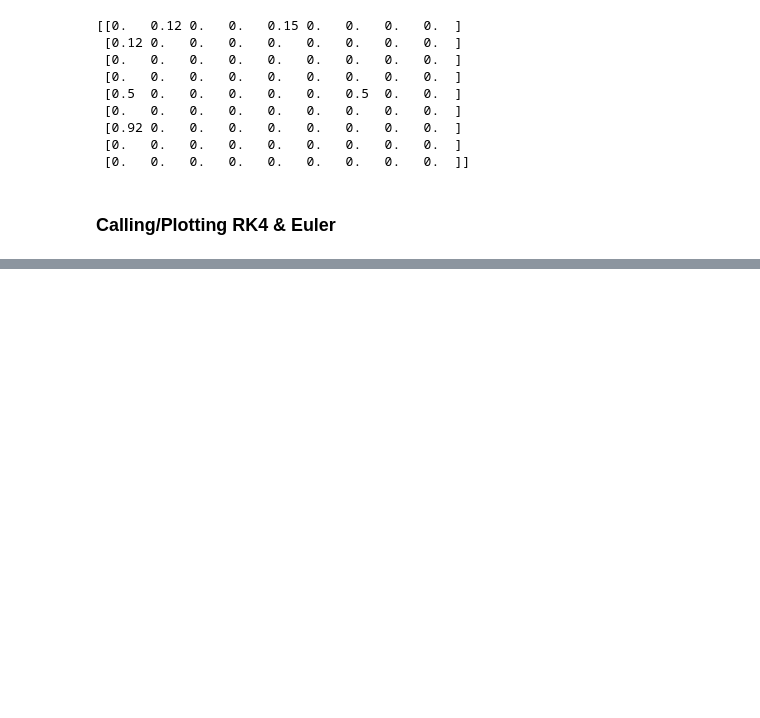
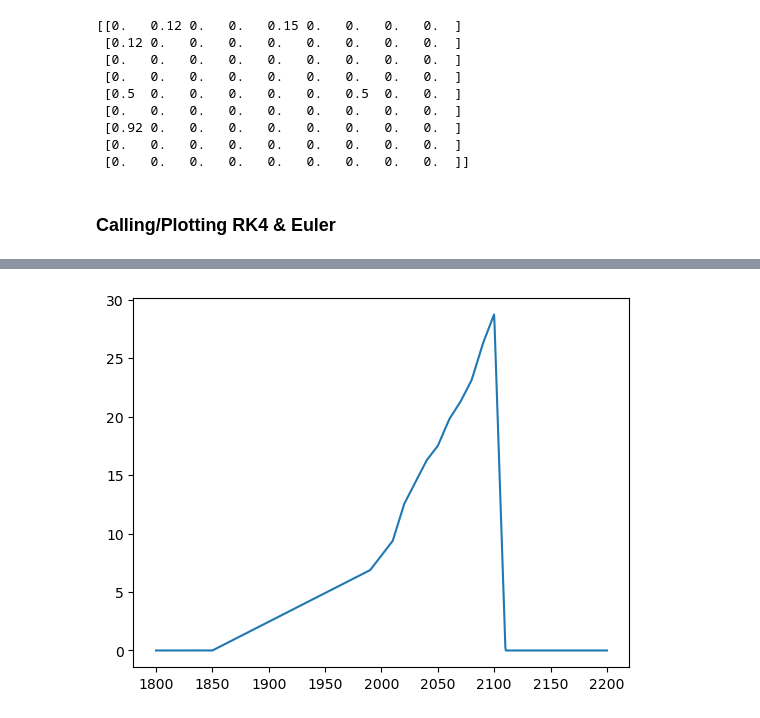
Before and after one commit to ejb1733/eosc453, a Jupyter notebook: assn1/main_squad.ipynb, the cells around one changed output, grey strips where cells are left out. Saved outputs shown, nothing was run; the diff lists cells and outputs as text; code cells hidden in the pictures; blank space fills up the shorter version.

```diff
--- a/assn1/main_squad.ipynb
+++ b/assn1/main_squad.ipynb
@@ -232,3 +235,17 @@ def emissions(yr):
     e = np.interp(yr, t_yr, e_GtC_yr)
 
     return e
+# %%
+def plotEmissions(t_0, t_f):
+    n = 1000
+    t = np.linspace(start=t_0,stop=t_f,num=n)
+    y = np.zeros(n)
+
+    for i in range(len(t)):
+        y[i] = emissions(t[i])
+
+    plt.plot(t,y)
+# %%
+plotEmissions(xinitial,xfinal)
+# %% [output]
+[figure, added]
```
Also changed, not shown: parts of 7 cells of this notebook, 7 other files.
